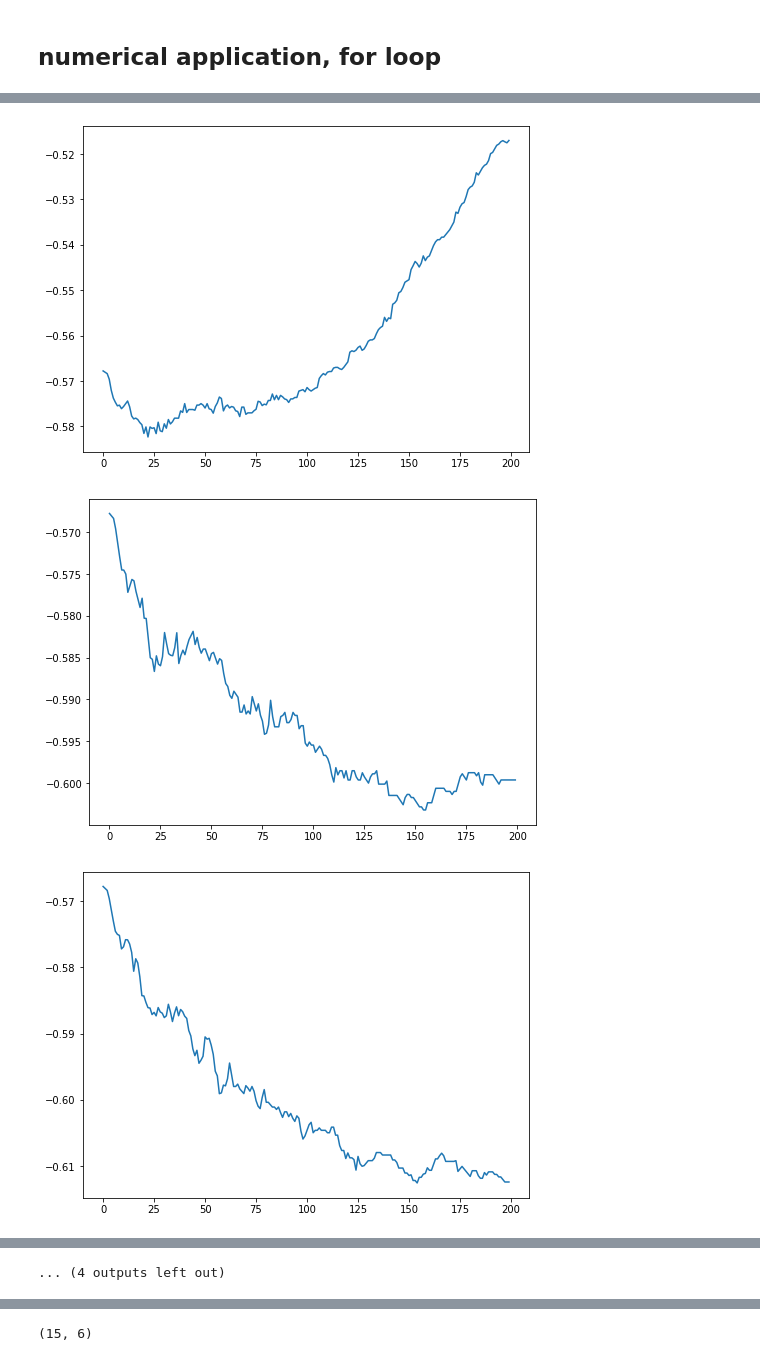
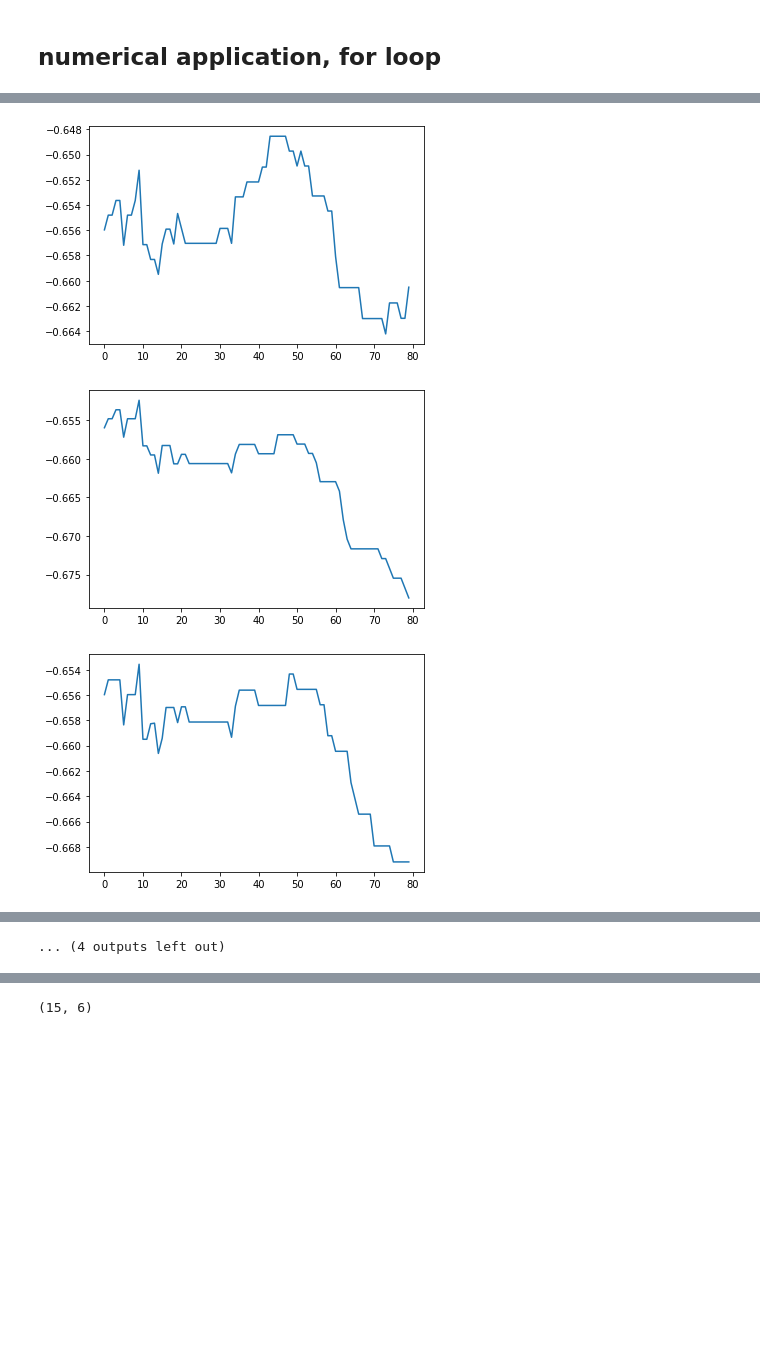
Before and after one commit to topel/sglthresh, a Jupyter notebook: sgl_emotions.ipynb, the cells around one changed output, grey strips where cells are left out. Drawn from its saved outputs; the diff is of its cells as text; code cells hidden in the pictures; blank space fills up the shorter version.

```diff
--- a/sgl_emotions.ipynb
+++ b/sgl_emotions.ipynb
@@ -620,7 +635,7 @@ pth_test_gt = y_test_pth.to(device, dtype=torch.float)
 # %%
 # from torch.optim.lr_scheduler import MultiStepLR
 # %%
-THRESHmodel = ThresholdModel(threshold_fn=threshold_fn, t=0.3, sigma=40., nb_classes=nb_classes)
+THRESHmodel = ThresholdModel(threshold_fn=threshold_fn, t=0.3, sigma=1., nb_classes=nb_classes)
 THRESHmodel = THRESHmodel.to(device, dtype=torch.float)
 # criterion = torch.nn.BCELoss(reduction="mean")
 criterion = F1_loss_objective
@@ -628,22 +643,22 @@ criterion = F1_loss_objective
 learning_rate = 1e-3
 # THRESHoptimizer = torch.optim.Adam(THRESHmodel.parameters(), lr=learning_rate)
 
-# learn only the thresholds:
+# # learn only the thresholds:
 THRESHoptimizer = torch.optim.Adam([
                 {'params': THRESHmodel.thresh}
             ], lr=learning_rate)
 
-# learn only the thresholds and sigma:
+# # learn the thresholds and sigma:
 # THRESHoptimizer = torch.optim.Adam([
 #                 {'params': THRESHmodel.thresh},
-#                 {'params': THRESHmodel.sigma, 'lr': 1.}
+#                 {'params': THRESHmodel.sigma, 'lr': 1e-2}
 #             ], lr=learning_rate)
 
 # scheduler = MultiStepLR(THRESHoptimizer, milestones=[180], gamma=0.1)
 # %%
 # Train the model, in batch mode
-num_epochs = 200
-# num_epochs = 12
+# num_epochs = 200
+num_epochs = 72
 
 # sigma = torch.nn.Parameter(torch.tensor(40.0), requires_grad=True)
 
@@ -701,6 +716,7 @@ for epoch in range(num_epochs):
     # if torch.sum(delta_thresh) < 0.01: break
 
 print('delta:', cumul_delta_thresh)
-plt.figure(figsize=(8,6))
+plt.figure()
+# plt.figure(figsize=(8,6))
 plt.plot(losses)
 # %% [output]
@@ -789,15 +805,15 @@ Acc: 0.624
 ## numerical application, for loop
 # %%
 criterion = F1_loss_objective
-# fh = open("datasets/emotions/sglthresh_emotions_F1obj_micro_sigma_LabelPowerset.txt","wt")
-fh = open("datasets/emotions/sglthresh_emotions_F1obj_micro_sigma_myNetwork.txt","wt")
+# # fh = open("datasets/emotions/sglthresh_emotions_F1obj_micro_sigma_LabelPowerset.txt","wt")
+# fh = open("datasets/emotions/sglthresh_emotions_F1obj_micro_sigma_myNetwork.txt","wt")
 
 # criterion = torch.nn.BCELoss(reduction="mean")
 # fh = open("datasets/emotions/sglthresh_emotions_BCEobj_micro_sigma.txt","wt")
 
 learning_rate = 1e-3
-num_epochs = 200
-fh.write("a,f1train,ptrain,rtrain,f1test,ptest,rtest\n")
+num_epochs = 80
+# fh.write("a,f1train,ptrain,rtrain,f1test,ptest,rtest\n")
 metrics_list = []
 scale_param_values_list = []
 
@@ -812,13 +828,19 @@ for sigma_value in scale_list:
 
     print("sigma:", sigma_value)
 
-    THRESHmodel = ThresholdModel(threshold_fn=threshold_fn, t=0.3, nb_classes=nb_classes)
+    THRESHmodel = ThresholdModel(threshold_fn=threshold_fn, t=0.3, sigma=sigma_value, nb_classes=nb_classes)
     THRESHmodel = THRESHmodel.to(device, dtype=torch.float)
     # criterion = torch.nn.BCELoss(reduction="mean")
-    THRESHoptimizer = torch.optim.Adam(THRESHmodel.parameters(), lr=learning_rate)
 
+#     THRESHoptimizer = torch.optim.Adam([
+#                 {'params': THRESHmodel.thresh}
+#             ], lr=learning_rate)
 
-    sigma = torch.nn.Parameter(torch.tensor(sigma_value), requires_grad=True)
+    #     learn the thresholds and sigma:
+    THRESHoptimizer = torch.optim.Adam([
+                    {'params': THRESHmodel.thresh},
+                    {'params': THRESHmodel.sigma, 'lr': 1e-2}
+                ], lr=learning_rate)
 
     cumul_delta_thresh = torch.zeros(nb_classes,)
     delta_thresh = torch.zeros(nb_classes,)
@@ -835,11 +857,11 @@ for sigma_value in scale_list:
 
         # Forward pass
         # inputs:  predictions_tensor
-        outputs = THRESHmodel(pth_train_probs, sigma)
+        outputs = THRESHmodel(pth_dev_probs)
 
     #     if epoch % 10 == 0:
     #         print(outputs[-1])
-        loss = criterion(outputs, pth_train_gt)
+        loss = criterion(outputs, pth_dev_gt)
 
         # Backward and optimize
         THRESHoptimizer.zero_grad()
@@ -868,28 +890,26 @@ for sigma_value in scale_list:
         # if torch.sum(delta_thresh) < 0.01: break
 
 #     print('delta:', cumul_delta_thresh)
-    plt.figure(figsize=(8,6))
+    plt.figure()
     plt.plot(losses)
 
-    for el in THRESHmodel.parameters():
-        learned_AT_thresholds = el.detach().cpu().numpy()
+    learned_AT_thresholds=THRESHmodel.thresh.clone().detach().cpu().numpy()
+    dev_pred = dev_outputs_numpy>learned_AT_thresholds
+    test_pred = test_outputs_numpy>learned_AT_thresholds
+#     print("dev")
+#     print_scores(y_dev_numpy, dev_pred)
+#     # compute_accuracy_from_numpy_tensors(y_train_numpy, train_pred)
+#     print("test")
+#     print_scores(y_test_numpy, test_pred)
 
-    train_pred = train_outputs_numpy>learned_AT_thresholds
-    test_pred = test_outputs_numpy>learned_AT_thresholds
-    print("train")
-    print_scores(y_train, train_pred)
-    # compute_accuracy_from_numpy_tensors(y_train_numpy, train_pred)
-    print("test")
-    print_scores(y_test, test_pred)
+    p2, r2, fscore2, support = precision_recall_fscore_support(y_dev_numpy, dev_pred, pos_label=1, average='micro')
+#     p3, r3, fscore3, support = precision_recall_fscore_support(gt_y, preds, pos_label=1, average='macro')
+    p2te, r2te, fscore2te, _ = precision_recall_fscore_support(y_test_numpy, test_pred, pos_label=1, average='micro')
 
-    p2, r2, fscore2, support = precision_recall_fscore_support(y_train, train_pred, pos_label=1, average='micro')
-#     p3, r3, fscore3, support = precision_recall_fscore_support(gt_y, preds, pos_label=1, average='macro')
-    p2te, r2te, fscore2te, _ = precision_recall_fscore_support(y_test, test_pred, pos_label=1, average='micro')
-
-    fh.write("%.2f,%.2f,%.2f,%.2f,%.2f,%.2f,%.2f\n"%(sigma_value, 100.*fscore2, 100.*p2, 100.*r2,
-                                                   100.*fscore2te, 100.*p2te, 100.*r2te))
+#     fh.write("%.2f,%.2f,%.2f,%.2f,%.2f,%.2f,%.2f\n"%(sigma_value, 100.*fscore2, 100.*p2, 100.*r2,
+#                                                    100.*fscore2te, 100.*p2te, 100.*r2te))
     metrics_list.append([p2, r2, fscore2, p2te, r2te, fscore2te])
 
-fh.close()
+# fh.close()
 # %% [output]
 sigma: 1.0
@@ -912,3 +930,3 @@ macro: p:49.27 r:70.37 f1:57.94
-[figure, old version]
+[figure, new version]
-[figure, old version]
+[figure, new version]
-[figure, old version]
+[figure, new version]
```
Also changed, not shown: parts of 22 cells of this notebook.
